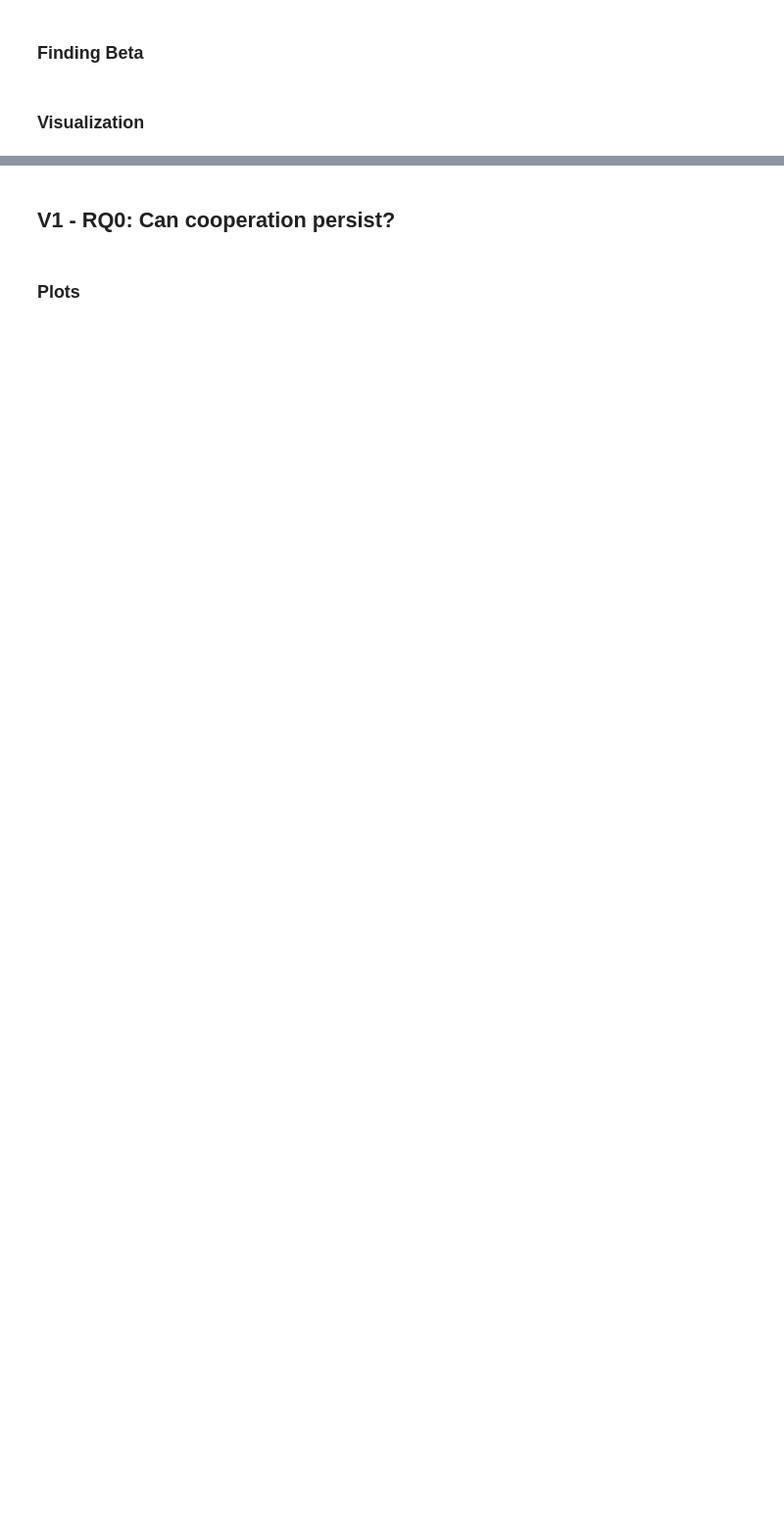
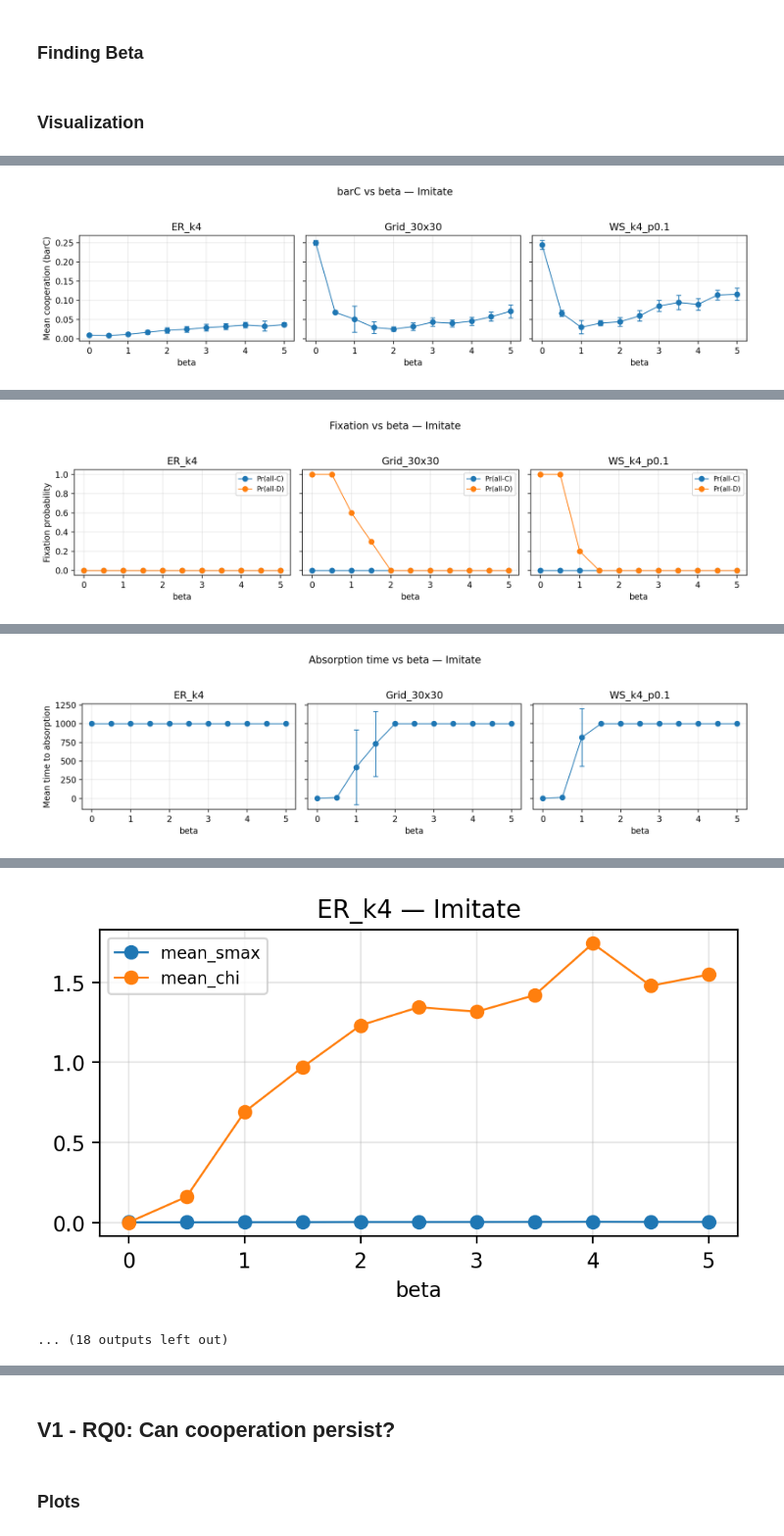
Before and after one commit to tristan-farran/CSS-Project, a Jupyter notebook: Code/Zheng_Code V2.ipynb, the cells around one changed output, grey strips where cells are left out. Shown at 98% size. Cells and saved outputs as stored; diff of their text form; code cells hidden in the pictures; blank space fills up the shorter version.

```diff
--- a/Code/Zheng_Code V2.ipynb
+++ b/Code/Zheng_Code V2.ipynb
@@ -933,7 +934,7 @@ beta_c_df.to_csv("Result_RQ0/Result_Revised_beta/beta_c.csv", index=False)
 # %% [markdown]
 ### Visualization
 # %%
-FIGDIR = Path("Result_RQ0/Figures_Revised")
+FIGDIR = Path("Results/Result_RQ0/Result_V5_beta/Figures_Revised")
 FIGDIR.mkdir(parents=True, exist_ok=True)
 
 def show_saved(fig, fname, dpi=200, close=True):
@@ -956,10 +957,10 @@ def show_saved(fig, fname, dpi=200, close=True):
 #tc = pd.read_csv("Result_RQ0/Result_S1/Result_Revised/Tc.csv")
 
 ### for Beta
-summary = pd.read_csv("Result_RQ0/Result_Revised_beta/summary_revised.csv")
-per_run = pd.read_csv("Result_RQ0/Result_Revised_beta/per_run_revised.csv")
-meta = pd.read_csv("Result_RQ0/Result_Revised_beta/payoff_meta_beta.csv")
-tc   = pd.read_csv("Result_RQ0/Result_Revised_beta/beta_c.csv")
+summary = pd.read_csv("Results/Result_RQ0/Result_V5_beta/summary_revised.csv")
+per_run = pd.read_csv("Results/Result_RQ0/Result_V5_beta/per_run_revised.csv")
+meta = pd.read_csv("Results/Result_RQ0/Result_V5_beta/payoff_meta_beta.csv")
+tc   = pd.read_csv("Results/Result_RQ0/Result_V5_beta/beta_c.csv")
 
 
 # -------------------------
@@ -1056,6 +1057,7 @@ def plot_barC_by_T(summary_df, networks=None, strategies=None):
         fig.suptitle(f"barC vs beta — {short_strategy(strat)}", y=1.05) # change T / beta
         fig.tight_layout()
         show_saved(fig, f"barC_vs_beta__{short_strategy(strat)}.png") # change T / beta
+
 
 def plot_fixation_probs(summary_df, networks=None, strategies=None):
     """
@@ -1344,3 +1346,4 @@ plot_Smax_and_chi(summary, tc, networks=networks, strategies=strategies)
 plot_heatmap_barC(summary)
 
 plot_survival_allD(per_run, steps_cap=int(per_run["t_absorb"].max()))
+# %% [output]
@@ -1346,0 +1352 @@ plot_survival_allD(per_run, steps_cap=int(per_run["t_absorb"].max()))
+[figure, added]
@@ -1346,0 +1355 @@ plot_survival_allD(per_run, steps_cap=int(per_run["t_absorb"].max()))
+[figure, added]
@@ -1346,0 +1358 @@ plot_survival_allD(per_run, steps_cap=int(per_run["t_absorb"].max()))
+[figure, added]
@@ -1346,0 +1361,2 @@ plot_survival_allD(per_run, steps_cap=int(per_run["t_absorb"].max()))
+[figure, added]
+... (18 outputs left out)
```
Also changed, not shown: parts of 12 cells of this notebook, 46 other files.
